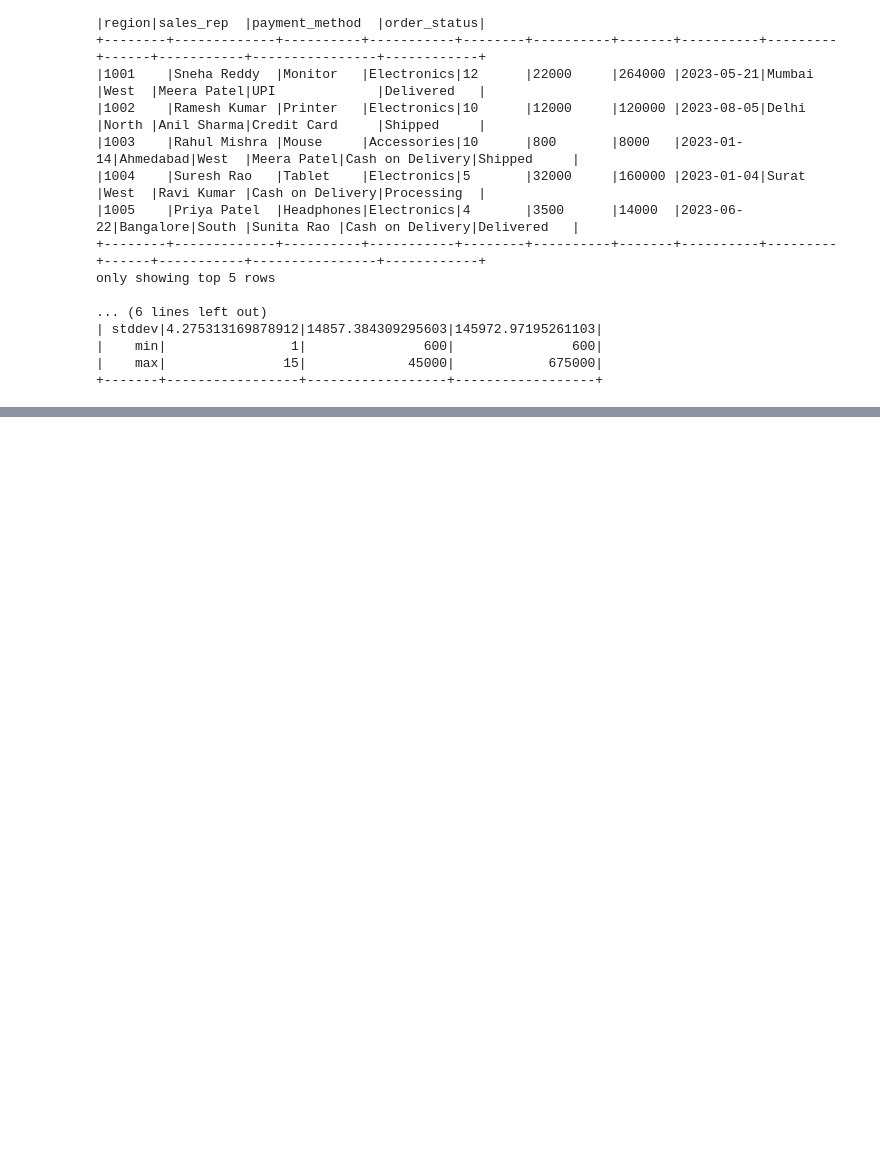
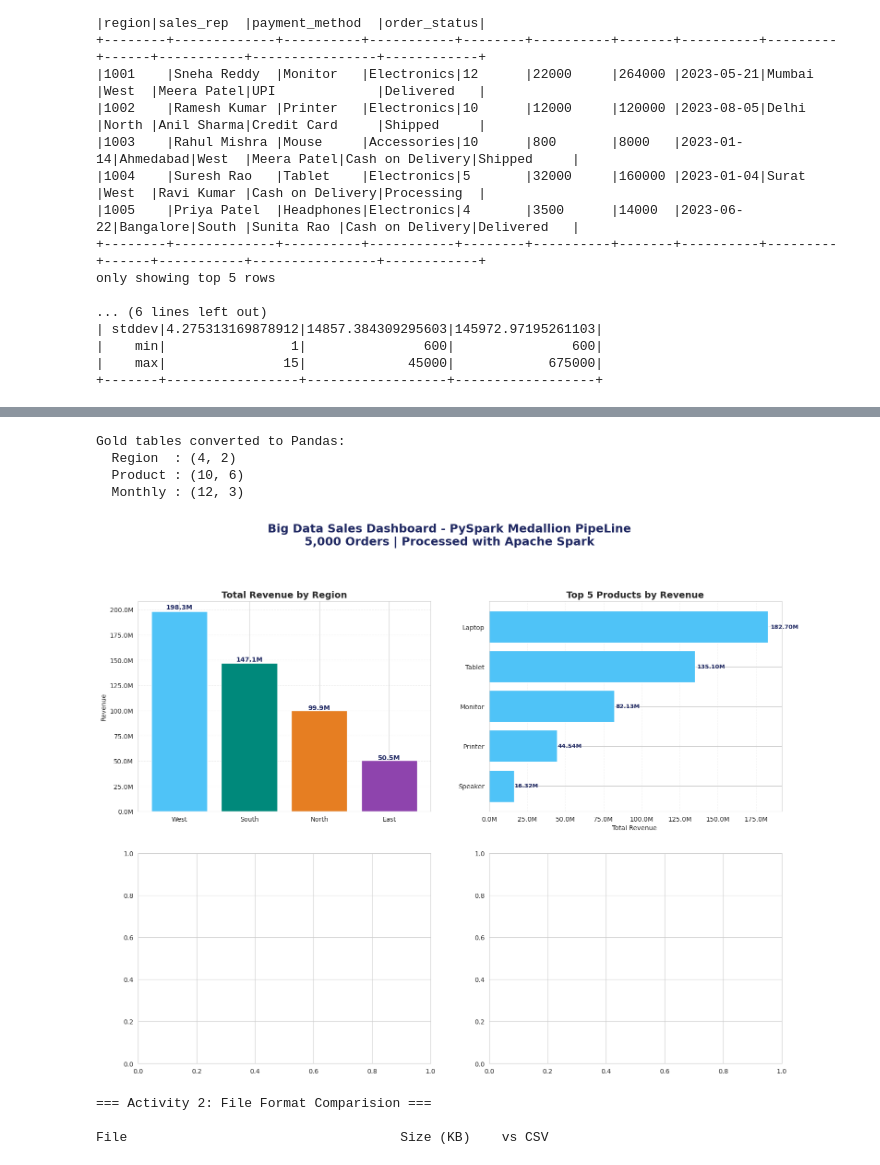
Before and after one commit to kanish-27/KanishKrishna-Codeboosters-Internship-2026, a Jupyter notebook: Phase_01_Data_Engineering/Day_04_BigData_PySpark_Architecture.ipynb, the cells around one changed output, grey strips where cells are left out. Drawn from its saved outputs; the diff is of its cells as text; code cells hidden in the pictures; blank space fills up the shorter version.

```diff
--- a/Phase_01_Data_Engineering/Day_04_BigData_PySpark_Architecture.ipynb
+++ b/Phase_01_Data_Engineering/Day_04_BigData_PySpark_Architecture.ipynb
@@ -150,0 +282,13 @@ cd_bronze.write \
+# %%
+region_pd=spark.read.parquet('gold_region_revenue.parquet').toPandas()
+product_pd = spark.read.parquet('gold_product_summary.parquet').toPandas()
+monthly_pd = spark.read.parquet('gold_monthly_trend.parquet').toPandas()
+print('Gold tables converted to Pandas: ')
+print(f'  Region  : {region_pd.shape}')
+print(f'  Product : {product_pd.shape}')
+print(f'  Monthly : {monthly_pd.shape}')
+# %% [output]
+Gold tables converted to Pandas:
+  Region  : (4, 2)
+  Product : (10, 6)
+  Monthly : (12, 3)
@@ -150,0 +301,41 @@ cd_bronze.write \
+# %%
+import matplotlib.pyplot as plt
+fig,axes=plt.subplots(2,2,figsize=(18,13))
+fig.suptitle(
+    'Big Data Sales Dashboard - PySpark Medallion PipeLine\n'
+    '5,000 Orders | Processed with Apache Spark',
+    fontsize=18,fontweight='bold',color='#1E2761',y=1.01
+)
+color4=['#4FC3F7','#00897B','#E67E22','#8E44AD','#E74C3C']
+ax1=axes[0][0]
+bars1=ax1.bar(region_pd['region'],region_pd['total_revenue'],color=color4[:len(region_pd)],edgecolor='white')
+for bar in bars1:
+  ax1.text(bar.get_x()+bar.get_width()/2,bar.get_height()*1.01,f'{bar.get_height()/1e6:.1F}M',ha='center',fontsize=10,fontweight='bold',color='#1E2761')
+ax1.set_title('Total Revenue by Region',fontsize=14,fontweight='bold')
+ax1.set_ylabel('Revenue')
+ax1.yaxis.set_major_formatter(plt.FuncFormatter(lambda x,_:f'{x/1e6:.1F}M'))
+ax1.grid(axis='y',alpha=0.3,linestyle='--')
+ax2=axes[0][1]
+top5_prod=product_pd.head(5).sort_values('total_revenue')
+bars2=ax2.barh(top5_prod['product'],top5_prod['total_revenue'],color='#4FC3F7',edgecolor='white')
+for bar in bars2:
+  ax2.text(bar.get_width()*1.01,bar.get_y()+bar.get_height()/2,f'{bar.get_width()/1e6:.2F}M',va='center',fontsize=9,fontweight='bold',color='#1E2761')
+ax2.set_title('Top 5 Products by Revenue',fontsize=14,fontweight='bold')
+ax2.set_xlabel('Total Revenue ')
+ax2.xaxis.set_major_formatter(plt.FuncFormatter(lambda x,_:f'{x/1e6:.1F}M'))
+ax2.grid(axis='x',alpha=0.3,linestyle='--')
+# %% [output]
+[figure, added]
+# %%
+print('=== Activity 2: File Format Comparision ===')
+print()
+
+csv_kb=get_dir_size('large_sales_data.csv')
+bronze_kb=get_dir_size('sales_bronze.parquet')
+silver_kb=get_dir_size('Sales_silver.parquet')
+gold_kb=get_dir_size(('gold_product_summary.parquet')+('gold_monthly_trend.parquet')+('gold_region_revenue.parquet'))
+print(f"{'File':<38}{'Size (KB)':>10}{'vs CSV':>10}")
+# %% [output]
+=== Activity 2: File Format Comparision ===
+
+File                                   Size (KB)    vs CSV
```
Also changed, not shown: parts of 16 cells of this notebook.
